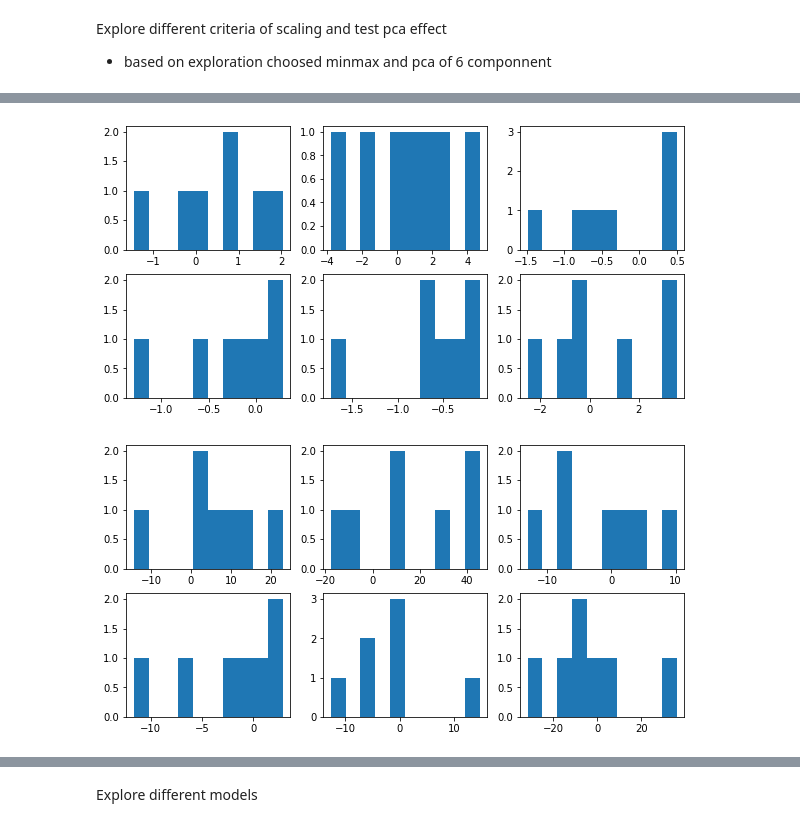
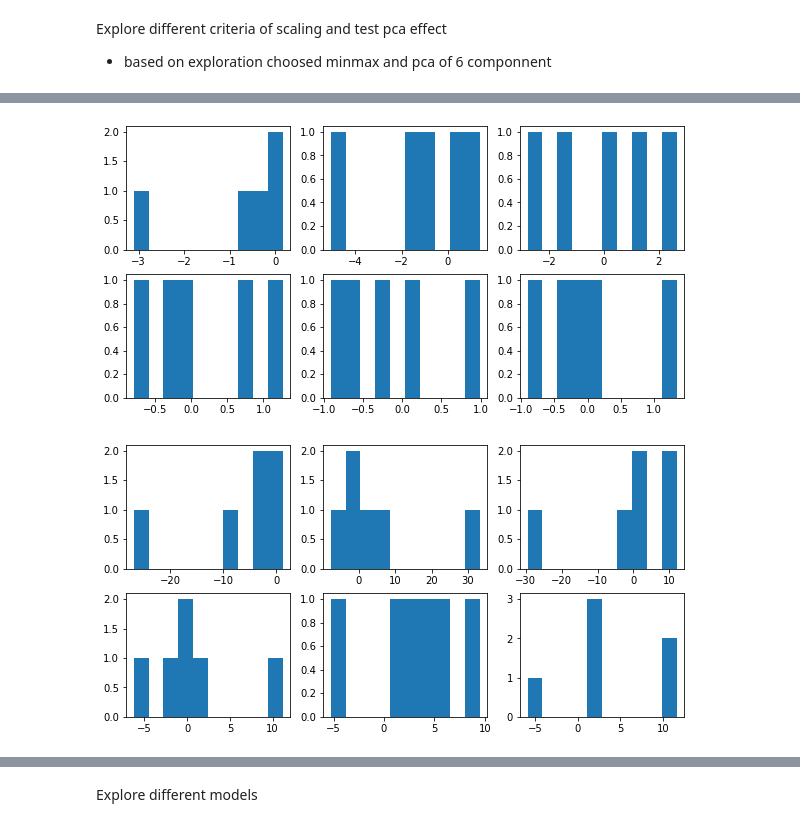
Before and after one commit to zahraa57/Machine-Learning-1-Course-Project, a Jupyter notebook: modeling_Exploration.ipynb, the cells around one changed output, grey strips where cells are left out. Saved outputs shown, nothing was run; the diff lists cells and outputs as text; code cells hidden in the pictures.

```diff
--- a/modeling_Exploration.ipynb
+++ b/modeling_Exploration.ipynb
@@ -22,6 +24,6 @@ from sklearn.svm import SVR
 # %% [markdown]
 # Preprocessing exploration
 # %%
-data = pd.read_csv('/content/drive/MyDrive/data/data.csv')
+data = pd.read_csv('data2.csv')
 data.head(5)
 # %% [output]
@@ -39,4 +54,5 @@ data.shape
 # %%
-features = data.drop(["image_name","pitch","yaw","roll","h","v","t","scale"], axis=1)
+data['dist'] = np.linalg.norm(data.loc[:, ["x378","y378"]].values, axis=1)
+features = data.drop(["file_name","pitch","yaw","roll","h","v","t","scale","dist"], axis=1)
 labels = data[["pitch","yaw","roll"]]
-labels=labels.round(decimals=2)
+features.loc[:,:]=features.loc[:,:].div(data["dist"],axis=0)
@@ -62,7 +88,7 @@ Explore different criteria of scaling and test pca effect
 
 *   based on exploration choosed minmax and pca of 6 componnent
 # %%
-PCA_t=PCA(n_components=0.95)
+PCA_t=PCA(n_components=0.98)
 features1=PCA_t.fit_transform(features)
 features1.shape
 # %% [output]
@@ -77,6 +103,6 @@ for i in  range(6):
 # %%
 features2= RobustScaler().fit_transform(features)
-PCA1=PCA(n_components=0.95)
+PCA1=PCA(n_components=0.98)
 features2=PCA1.fit_transform(features2)
 # %%
 fig = plt.figure(figsize=(10,5))
@@ -100,10 +126,10 @@ pd.DataFrame(features2).describe()
 # %%
 features3= MinMaxScaler().fit_transform(features)
-PCA1=PCA(n_components=7)
+PCA1=PCA(n_components=0.98)
 features3=PCA1.fit_transform(features3)
 fig = plt.figure(figsize=(10,5))
 for i in  range(6):
     ax1 = fig.add_subplot(2,3,i+1)
     ax1.hist(features3[i])
 # %% [output]
-[figure, old version]
+[figure, new version]
@@ -110,13 +141,13 @@ for i in  range(6):
 # %%
 features4= StandardScaler().fit_transform(features)
-PCA1=PCA(n_components=0.95)
+PCA1=PCA(n_components=0.98)
 features4=PCA1.fit_transform(features4)
 fig = plt.figure(figsize=(10,5))
 for i in  range(6):
     ax1 = fig.add_subplot(2,3,i+1)
     ax1.hist(features4[i])
 # %% [output]
-[figure, old version]
+[figure, new version]
 # %%
 features4.shape
 # %% [output]
```
Also changed, not shown: parts of 77 cells of this notebook.
